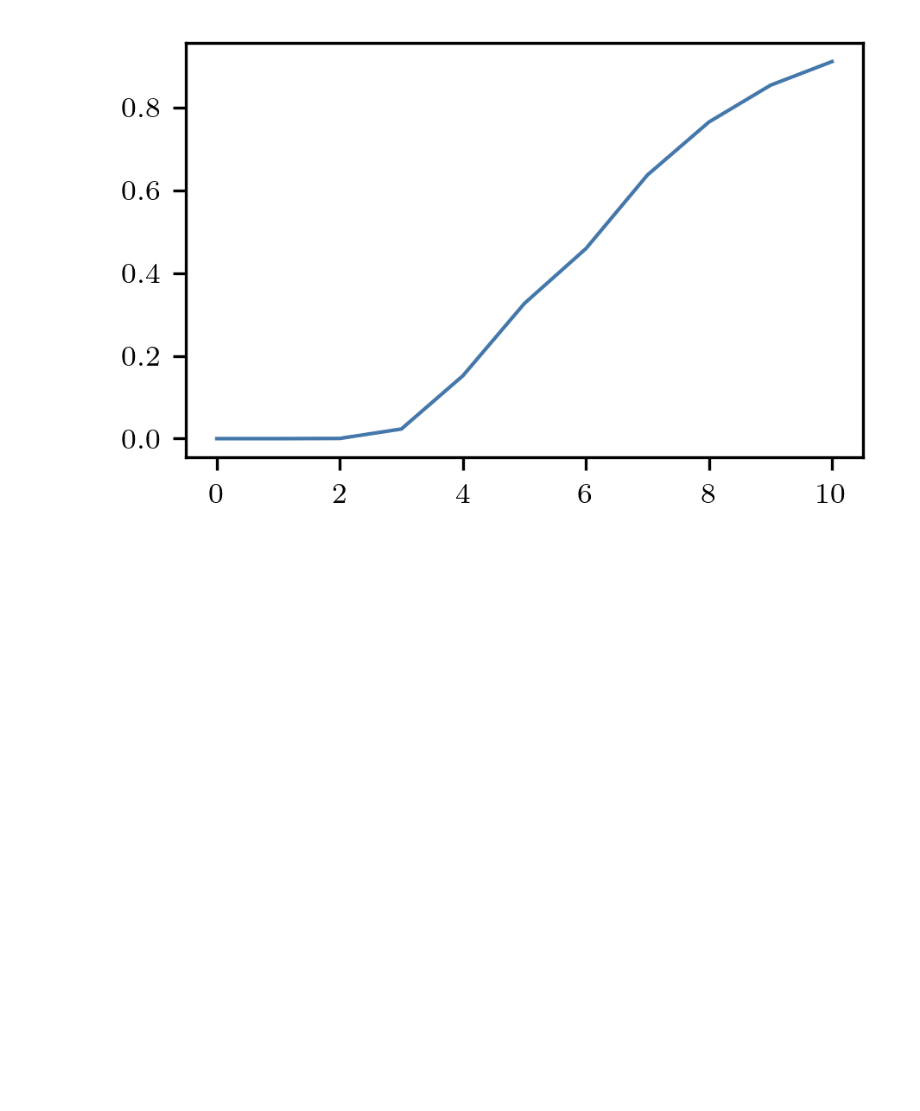
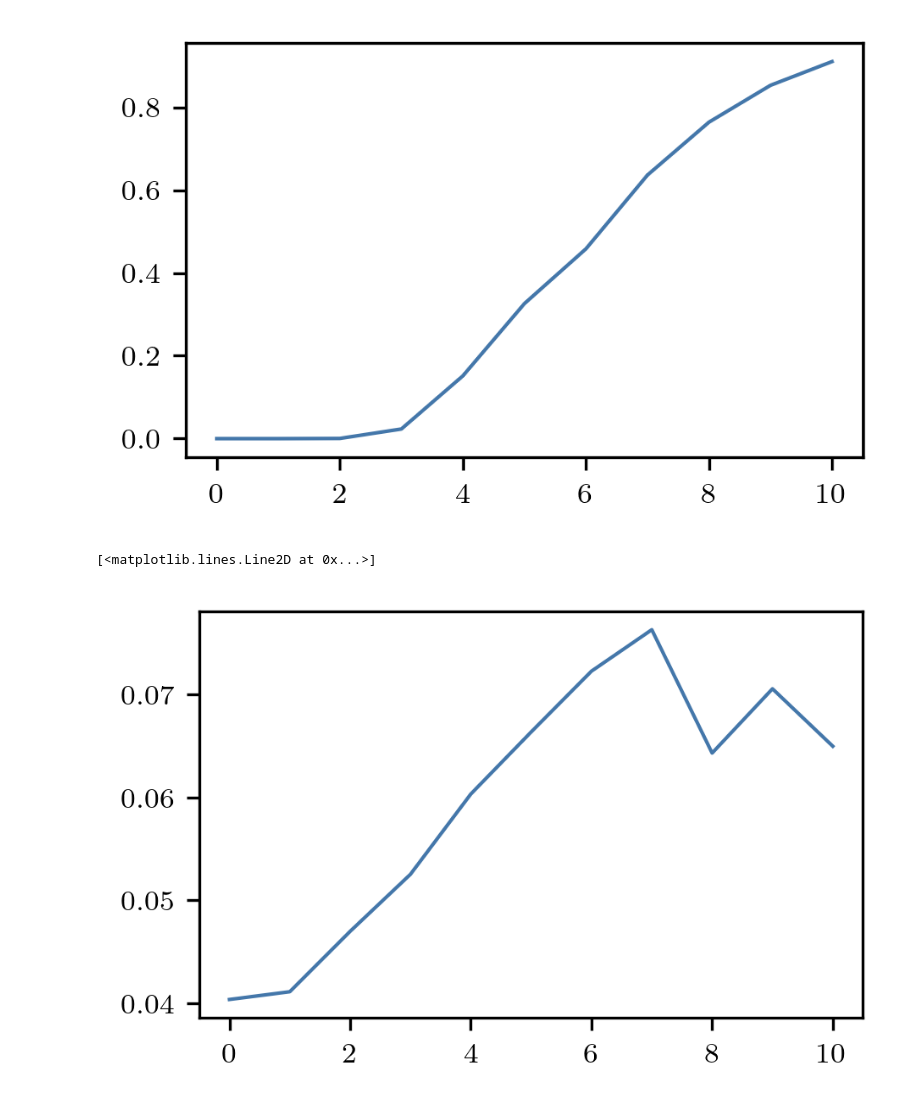
Before and after one commit to NilsToAn/overdampedDelayHarmonicOscillator, a Jupyter notebook: paper/variance_x4.ipynb, the cells around one changed output. Cells and saved outputs as stored; diff of their text form; code cells hidden in the pictures; blank space fills up the shorter version.

```diff
--- a/paper/variance_x4.ipynb
+++ b/paper/variance_x4.ipynb
@@ -154,3 +160,8 @@ plt.plot(escaped_traj)
 # %% [output]
 [<matplotlib.lines.Line2D at 0x...>]
 [figure]
+# %%
+plt.plot(num_times/sim_times)
+# %% [output]
+[<matplotlib.lines.Line2D at 0x...>]
+[figure, added]
```
Also changed, not shown: parts of 13 cells of this notebook, 16 other files.
